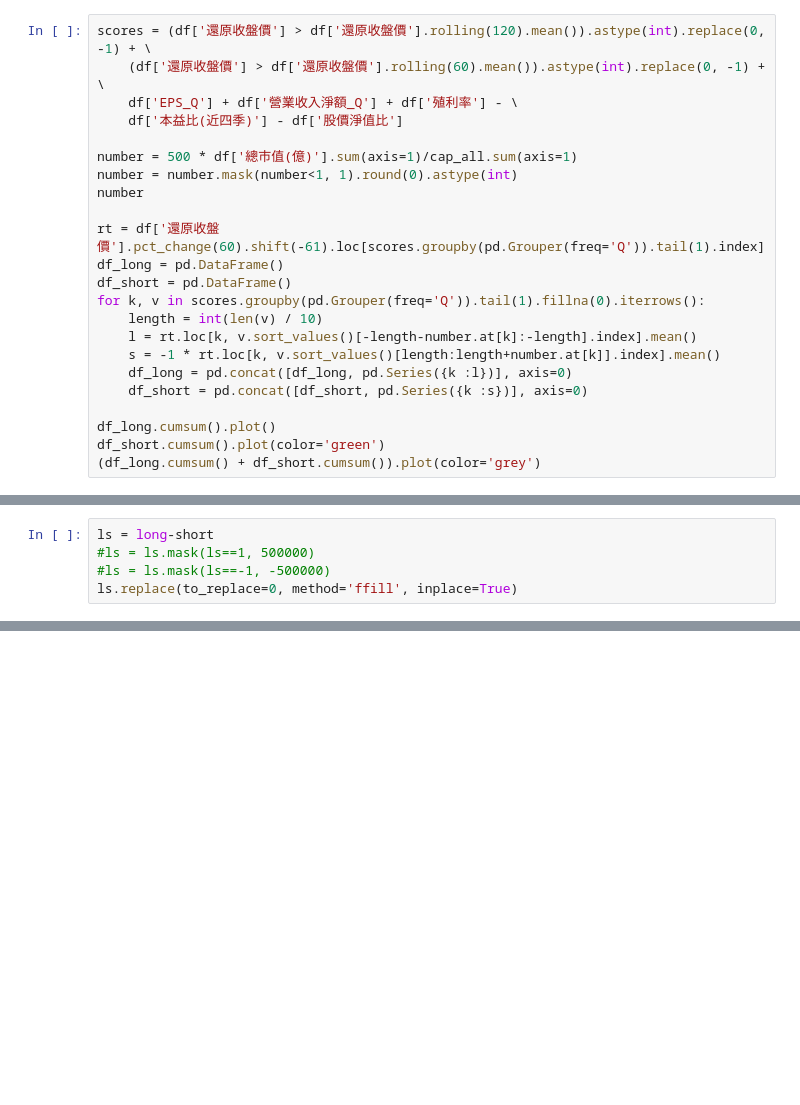
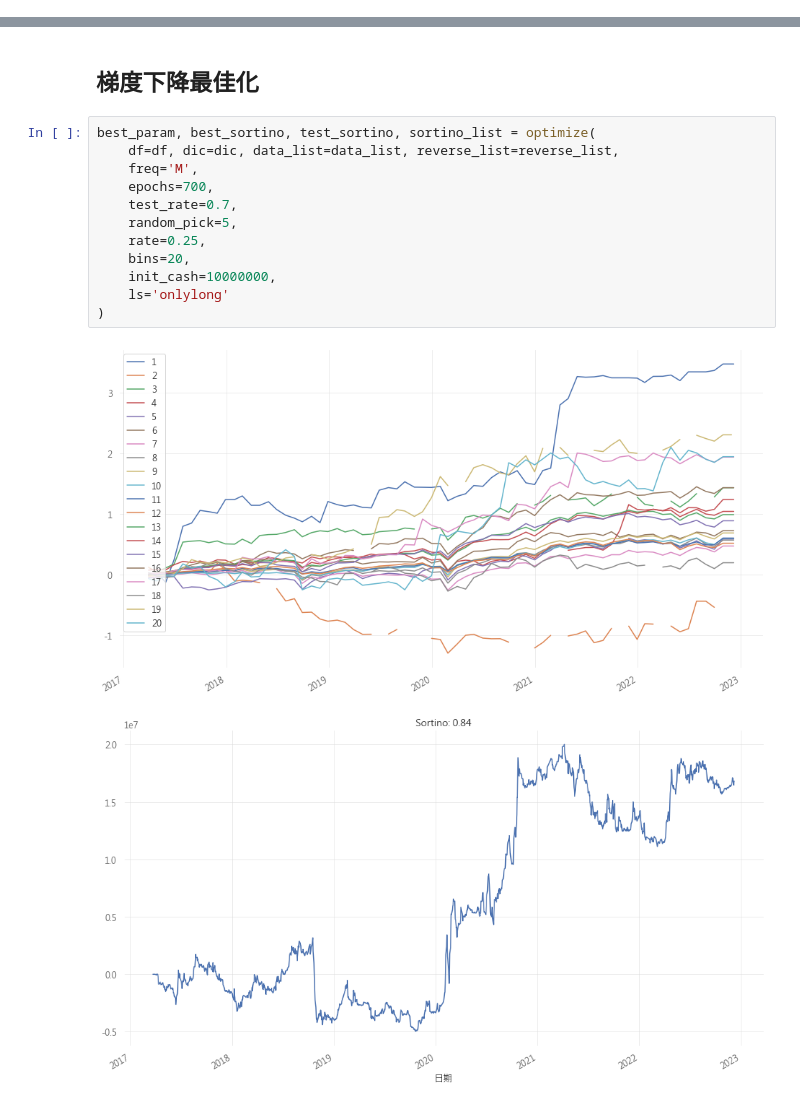
Before and after one commit to Chastely00/Chast, a Jupyter notebook: Trader/test.ipynb, the cells around one changed output, grey strips where cells are left out. Drawn from its saved outputs; the diff is of its cells as text; blank space fills up the shorter version.

```diff
--- a/Trader/test.ipynb
+++ b/Trader/test.ipynb
@@ -54,23 +0,0 @@ Data 總市值(億) has shape (4667, 2211)
-# %%
-scores = (df['還原收盤價'] > df['還原收盤價'].rolling(120).mean()).astype(int).replace(0, -1) + \
-    (df['還原收盤價'] > df['還原收盤價'].rolling(60).mean()).astype(int).replace(0, -1) + \
-    df['EPS_Q'] + df['營業收入淨額_Q'] + df['殖利率'] - \
-    df['本益比(近四季)'] - df['股價淨值比']
-
-number = 500 * df['總市值(億)'].sum(axis=1)/cap_all.sum(axis=1)
-number = number.mask(number<1, 1).round(0).astype(int)
-number
-
-rt = df['還原收盤價'].pct_change(60).shift(-61).loc[scores.groupby(pd.Grouper(freq='Q')).tail(1).index]
-df_long = pd.DataFrame()
-df_short = pd.DataFrame()
-for k, v in scores.groupby(pd.Grouper(freq='Q')).tail(1).fillna(0).iterrows():
-    length = int(len(v) / 10)
-    l = rt.loc[k, v.sort_values()[-length-number.at[k]:-length].index].mean()
-    s = -1 * rt.loc[k, v.sort_values()[length:length+number.at[k]].index].mean()
-    df_long = pd.concat([df_long, pd.Series({k :l})], axis=0)
-    df_short = pd.concat([df_short, pd.Series({k :s})], axis=0)
-
-df_long.cumsum().plot()
-df_short.cumsum().plot(color='green')
-(df_long.cumsum() + df_short.cumsum()).plot(color='grey')
@@ -289,5 +0,0 @@ Length: 1933, dtype: float64
-# %%
-ls = long-short
-#ls = ls.mask(ls==1, 500000)
-#ls = ls.mask(ls==-1, -500000)
-ls.replace(to_replace=0, method='ffill', inplace=True)
@@ -298,0 +384,17 @@ ls.loc[:, '1103'].plot()
+# %% [markdown]
+## 梯度下降最佳化
+# %%
+best_param, best_sortino, test_sortino, sortino_list = optimize(
+    df=df, dic=dic, data_list=data_list, reverse_list=reverse_list,
+    freq='M',
+    epochs=700,
+    test_rate=0.7,
+    random_pick=5,
+    rate=0.25,
+    bins=20,
+    init_cash=10000000,
+    ls='onlylong'
+)
+# %% [output]
+[figure, added]
+[figure, added]
```
Also changed, not shown: parts of 44 cells of this notebook, 11 other files.
